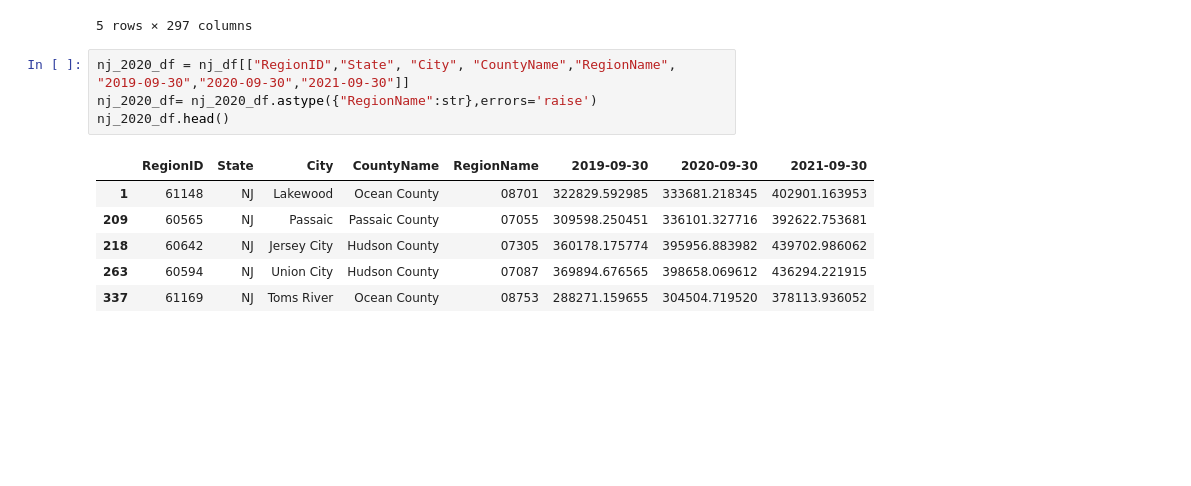
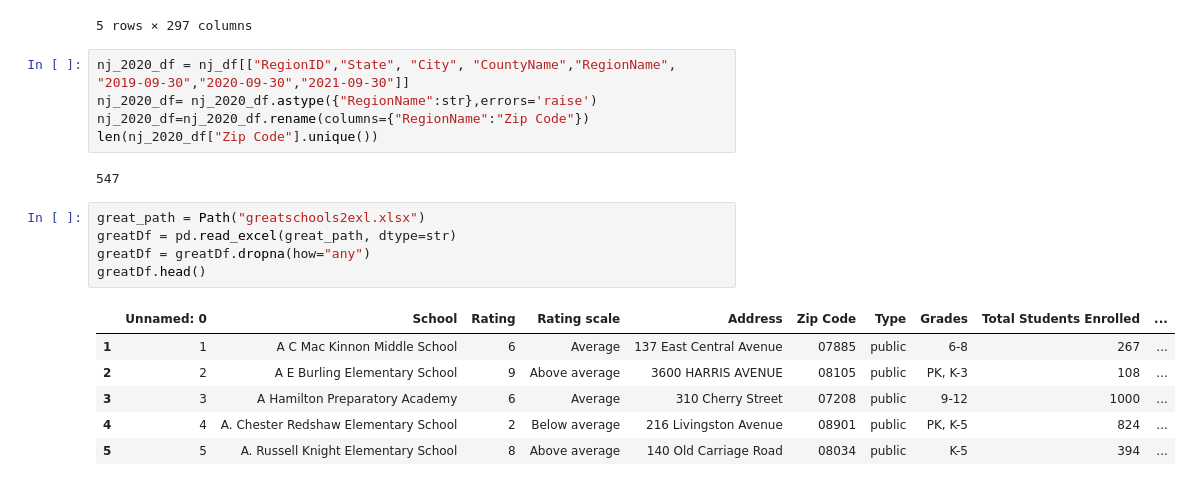
Before and after one commit to tlochan/ProjectOne, a Jupyter notebook: Data Cleaning.ipynb, the cells around one changed output. Saved outputs shown, nothing was run; the diff lists cells and outputs as text; blank space fills up the shorter version.

```diff
--- a/Data Cleaning.ipynb
+++ b/Data Cleaning.ipynb
@@ -31,11 +31,19 @@ nj_df.head()
 # %%
 nj_2020_df = nj_df[["RegionID","State", "City", "CountyName","RegionName", "2019-09-30","2020-09-30","2021-09-30"]]
 nj_2020_df= nj_2020_df.astype({"RegionName":str},errors='raise')
-nj_2020_df.head()
+nj_2020_df=nj_2020_df.rename(columns={"RegionName":"Zip Code"})
+len(nj_2020_df["Zip Code"].unique())
 # %% [output]
-|  | RegionID | State | City | CountyName | RegionName | 2019-09-30 | 2020-09-30 | 2021-09-30 |
-| 1 | 61148 | NJ | Lakewood | Ocean County | 08701 | 322829.592985 | 333681.218345 | 402901.163953 |
-| 209 | 60565 | NJ | Passaic | Passaic County | 07055 | 309598.250451 | 336101.327716 | 392622.753681 |
-| 218 | 60642 | NJ | Jersey City | Hudson County | 07305 | 360178.175774 | 395956.883982 | 439702.986062 |
-| 263 | 60594 | NJ | Union City | Hudson County | 07087 | 369894.676565 | 398658.069612 | 436294.221915 |
-| 337 | 61169 | NJ | Toms River | Ocean County | 08753 | 288271.159655 | 304504.719520 | 378113.936052 |
+547
+# %%
+great_path = Path("greatschools2exl.xlsx")
+greatDf = pd.read_excel(great_path, dtype=str)
+greatDf = greatDf.dropna(how="any")
+greatDf.head()
+# %% [output]
+|  | Unnamed: 0 | School | Rating | Rating scale | Address | Zip Code | Type | Grades | Total Students Enrolled | ... |
+| 1 | 1 | A C Mac Kinnon Middle School | 6 | Average | 137 East Central Avenue | 07885 | public | 6-8 | 267 | ... |
+| 2 | 2 | A E Burling Elementary School | 9 | Above average | 3600 HARRIS AVENUE | 08105 | public | PK, K-3 | 108 | ... |
+| 3 | 3 | A Hamilton Preparatory Academy | 6 | Average | 310 Cherry Street | 07208 | public | 9-12 | 1000 | ... |
+| 4 | 4 | A. Chester Redshaw Elementary School | 2 | Below average | 216 Livingston Avenue | 08901 | public | PK, K-5 | 824 | ... |
+| 5 | 5 | A. Russell Knight Elementary School | 8 | Above average | 140 Old Carriage Road | 08034 | public | K-5 | 394 | ... |
```
Also changed, not shown: parts of 4 cells of this notebook.
